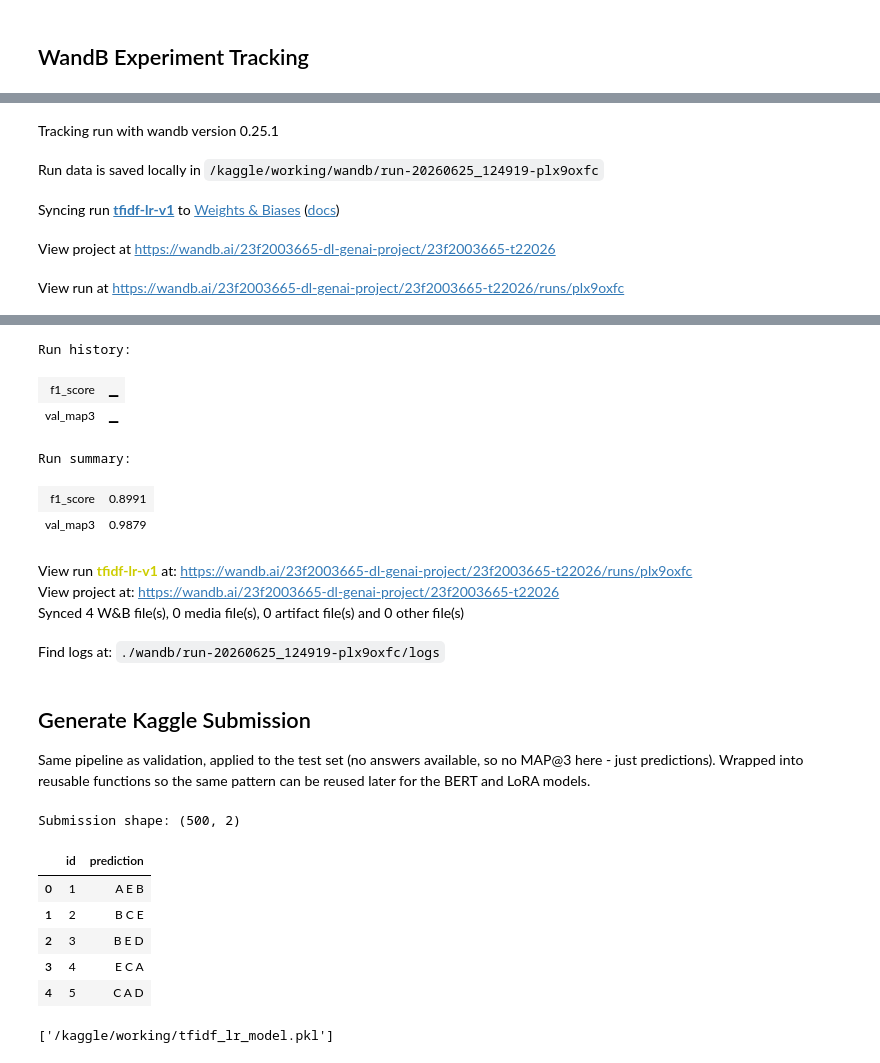
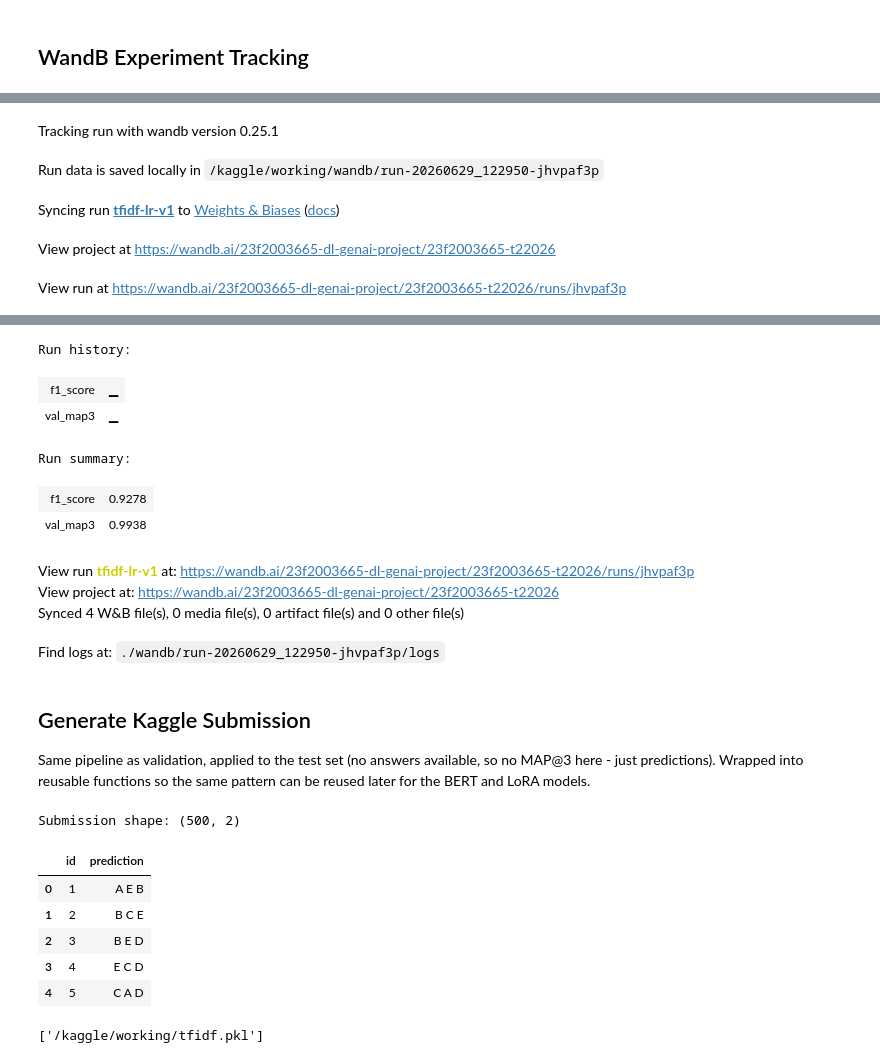
Before and after one commit to niteshsharma0602/Smart-MCQ-Solver, a Jupyter notebook: notebooks/model1-tfidf-lr.ipynb, the cells around one changed output, grey strips where cells are left out. Drawn from its saved outputs; the diff is of its cells as text; code cells hidden in the pictures.

Commit message:
Changing parameter values of models for testing

```diff
--- a/notebooks/model1-tfidf-lr.ipynb
+++ b/notebooks/model1-tfidf-lr.ipynb
@@ -107,8 +109,8 @@ train_pairs.iloc[0:5]
 # %%
 from sklearn.feature_extraction.text import TfidfVectorizer
 
-tfidf = TfidfVectorizer(ngram_range=(1,2),
-                    max_features=20000,
+tfidf = TfidfVectorizer(ngram_range=(1,3),
+                    max_features=30000,
                         min_df = 2,
                         sublinear_tf = True)
 # %%
@@ -245,42 +247,42 @@ Find logs at: ./wandb/run-20260625_124910-f9vjtlen/logs
 # %%
 wandb.init(
     project="23f2003665-t22026",
     name="tfidf-lr-v1",
     config={
         "model": "TF-IDF + Logistic Regression",
-        "ngram_range": "(1,2)",
+        "ngram_range": "(1,3)",
         "min_df": 2,
-        "max_features": 50000,
+        "max_features": 30000,
         "class_weight": "balanced",
         "train_questions": int(x_train['id'].nunique()),
         "val_questions": int(x_test['id'].nunique()),
     }
 )
 
 wandb.log({
     "val_map3": score,
     "f1_score": round(f1, 4),
 })
 
 wandb.finish()
 # %% [output]
 [interactive output not drawn]
 Tracking run with wandb version 0.25.1
-Run data is saved locally in /kaggle/working/wandb/run-20260625_124919-plx9oxfc
+Run data is saved locally in /kaggle/working/wandb/run-20260629_122950-jhvpaf3p
 Syncing run tfidf-lr-v1 to Weights & Biases (docs)
 View project at https://wandb.ai/23f2003665-dl-genai-project/23f2003665-t22026
-View run at https://wandb.ai/23f2003665-dl-genai-project/23f2003665-t22026/runs/plx9oxfc
+View run at https://wandb.ai/23f2003665-dl-genai-project/23f2003665-t22026/runs/jhvpaf3p
 [interactive output not drawn]
 Run history:
 | f1_score | ▁ |
 | val_map3 | ▁ |
 Run summary:
-| f1_score | 0.8991 |
-| val_map3 | 0.9879 |
+| f1_score | 0.9278 |
+| val_map3 | 0.9938 |
-View run tfidf-lr-v1 at: https://wandb.ai/23f2003665-dl-genai-project/23f2003665-t22026/runs/plx9oxfc
+View run tfidf-lr-v1 at: https://wandb.ai/23f2003665-dl-genai-project/23f2003665-t22026/runs/jhvpaf3p
 View project at: https://wandb.ai/23f2003665-dl-genai-project/23f2003665-t22026
 Synced 4 W&B file(s), 0 media file(s), 0 artifact file(s) and 0 other file(s)
-Find logs at: ./wandb/run-20260625_124919-plx9oxfc/logs
+Find logs at: ./wandb/run-20260629_122950-jhvpaf3p/logs
 # %% [markdown]
 ## Generate Kaggle Submission
 
@@ -329,11 +331,12 @@ Submission shape: (500, 2)
 | 0 | 1 | A E B |
 | 1 | 2 | B C E |
 | 2 | 3 | B E D |
-| 3 | 4 | E C A |
+| 3 | 4 | E C D |
 | 4 | 5 | C A D |
 # %%
 import joblib
 
-joblib.dump(lr, '/kaggle/working/tfidf_lr_model.pkl')
+#joblib.dump(lr, '/kaggle/working/tfidf_lr_model.pkl')
+joblib.dump(tfidf,'/kaggle/working/tfidf.pkl')
 # %% [output]
-['/kaggle/working/tfidf_lr_model.pkl']
+['/kaggle/working/tfidf.pkl']
```
Also changed, not shown: parts of 7 cells of this notebook.
